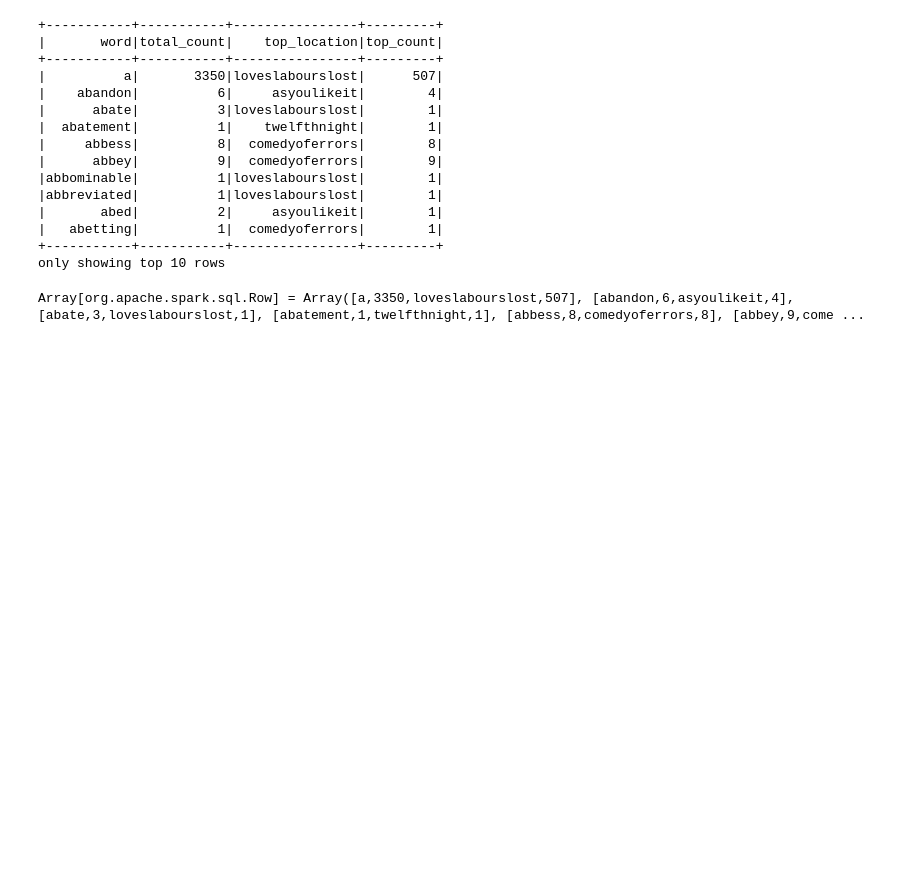
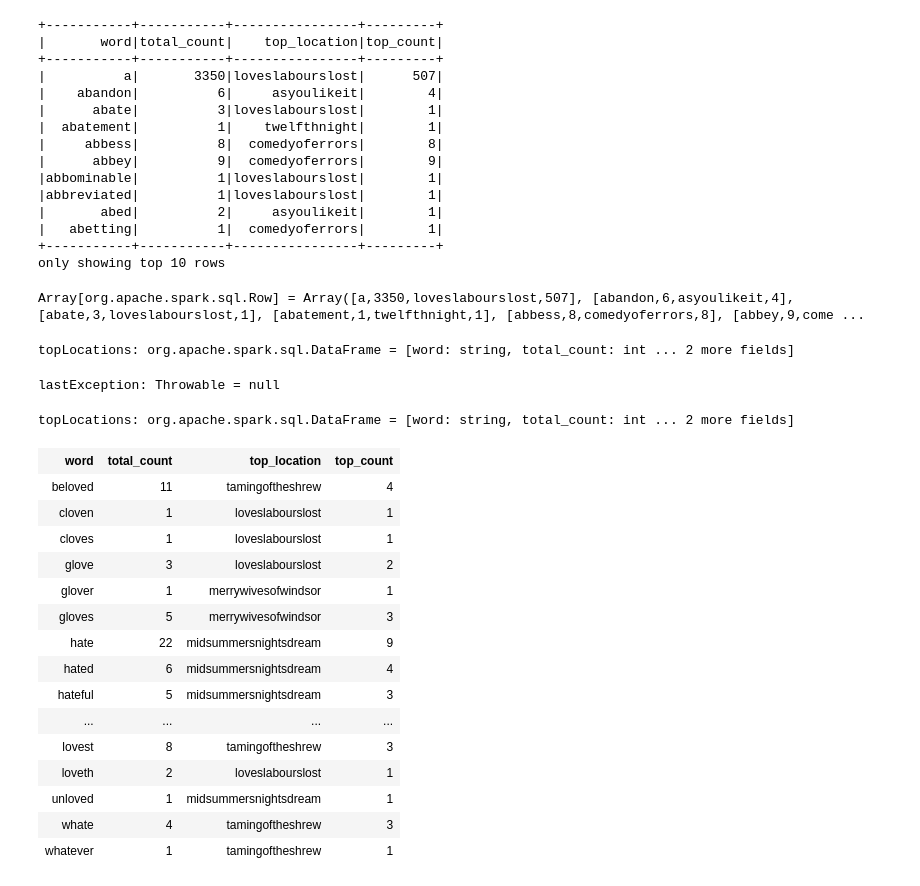
Before and after one commit to israelzuniga/code-golf, a Jupyter notebook: spark_book_exercises/jesfs.ipynb, the cells around one changed output. Saved outputs shown, nothing was run; the diff lists cells and outputs as text; code cells hidden in the pictures; blank space fills up the shorter version.

```diff
--- a/spark_book_exercises/jesfs.ipynb
+++ b/spark_book_exercises/jesfs.ipynb
@@ -565,3 +565,33 @@ FROM inverted_index
 """).take(30)
 # %% [output]
 Array[org.apache.spark.sql.Row] = Array([a,3350,loveslabourslost,507], [abandon,6,asyoulikeit,4], [abate,3,loveslabourslost,1], [abatement,1,twelfthnight,1], [abbess,8,comedyoferrors,8], [abbey,9,come ...
+# %%
+val topLocations = sqlContext.sql("""
+    SELECT word, total_count, locations[0] AS top_location, counts[0] AS top_count
+    FROM inverted_index
+    WHERE word LIKE '%love%' OR word LIKE '%hate%'
+""")
+# %% [output]
+topLocations: org.apache.spark.sql.DataFrame = [word: string, total_count: int ... 2 more fields]
+lastException: Throwable = null
+topLocations: org.apache.spark.sql.DataFrame = [word: string, total_count: int ... 2 more fields]
+# %%
+%%dataframe --limit 100
+topLocations
+# %% [output]
+| word | total_count | top_location | top_count |
+| beloved | 11 | tamingoftheshrew | 4 |
+| cloven | 1 | loveslabourslost | 1 |
+| cloves | 1 | loveslabourslost | 1 |
+| glove | 3 | loveslabourslost | 2 |
+| glover | 1 | merrywivesofwindsor | 1 |
+| gloves | 5 | merrywivesofwindsor | 3 |
+| hate | 22 | midsummersnightsdream | 9 |
+| hated | 6 | midsummersnightsdream | 4 |
+| hateful | 5 | midsummersnightsdream | 3 |
+| ... | ... | ... | ... |
+| lovest | 8 | tamingoftheshrew | 3 |
+| loveth | 2 | loveslabourslost | 1 |
+| unloved | 1 | midsummersnightsdream | 1 |
+| whate | 4 | tamingoftheshrew | 3 |
+| whatever | 1 | tamingoftheshrew | 1 |
```
Also changed, not shown: parts of 3 cells of this notebook.
